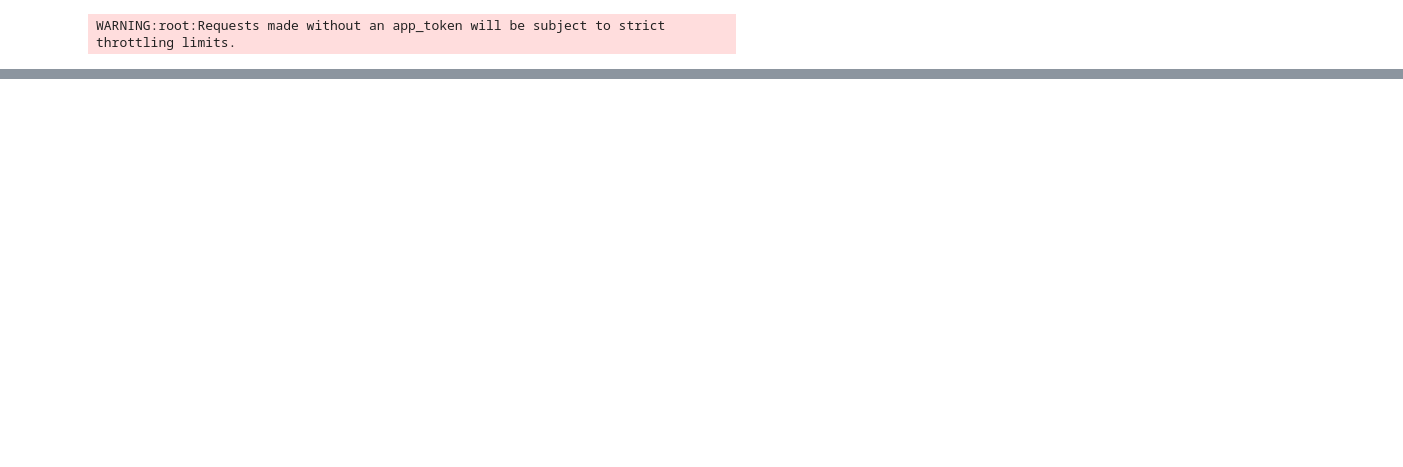
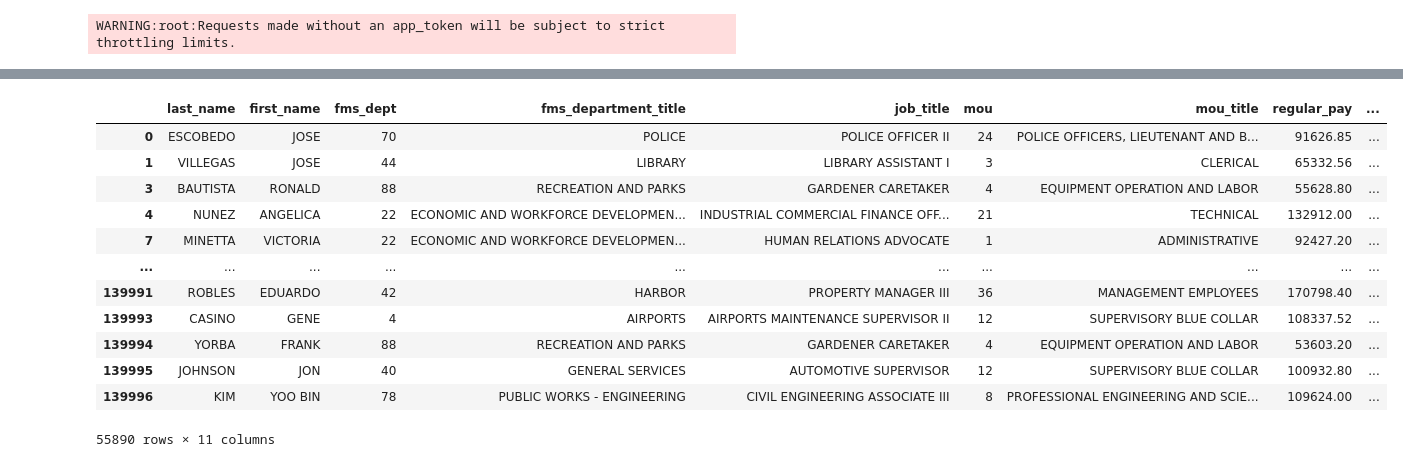
Before and after one commit to nandsra21/ECON481FinalProject, a Jupyter notebook: FinalProjectProp.ipynb, the cells around one changed output, grey strips where cells are left out. Saved outputs shown, nothing was run; the diff lists cells and outputs as text; code cells hidden in the pictures; blank space fills up the shorter version.

```diff
--- a/FinalProjectProp.ipynb
+++ b/FinalProjectProp.ipynb
@@ -98,0 +171,16 @@ results_df[(results_df["employment_type"] != "PART_TIME") & (results_df["job_sta
+# %%
+cleaned_la_df
+# %% [output]
+|  | last_name | first_name | fms_dept | fms_department_title | job_title | mou | mou_title | regular_pay | ... |
+| 0 | ESCOBEDO | JOSE | 70 | POLICE | POLICE OFFICER II | 24 | POLICE OFFICERS, LIEUTENANT AND B... | 91626.85 | ... |
+| 1 | VILLEGAS | JOSE | 44 | LIBRARY | LIBRARY ASSISTANT I | 3 | CLERICAL | 65332.56 | ... |
+| 3 | BAUTISTA | RONALD | 88 | RECREATION AND PARKS | GARDENER CARETAKER | 4 | EQUIPMENT OPERATION AND LABOR | 55628.80 | ... |
+| 4 | NUNEZ | ANGELICA | 22 | ECONOMIC AND WORKFORCE DEVELOPMEN... | INDUSTRIAL COMMERCIAL FINANCE OFF... | 21 | TECHNICAL | 132912.00 | ... |
+| 7 | MINETTA | VICTORIA | 22 | ECONOMIC AND WORKFORCE DEVELOPMEN... | HUMAN RELATIONS ADVOCATE | 1 | ADMINISTRATIVE | 92427.20 | ... |
+| ... | ... | ... | ... | ... | ... | ... | ... | ... | ... |
+| 139991 | ROBLES | EDUARDO | 42 | HARBOR | PROPERTY MANAGER III | 36 | MANAGEMENT EMPLOYEES | 170798.40 | ... |
+| 139993 | CASINO | GENE | 4 | AIRPORTS | AIRPORTS MAINTENANCE SUPERVISOR II | 12 | SUPERVISORY BLUE COLLAR | 108337.52 | ... |
+| 139994 | YORBA | FRANK | 88 | RECREATION AND PARKS | GARDENER CARETAKER | 4 | EQUIPMENT OPERATION AND LABOR | 53603.20 | ... |
+| 139995 | JOHNSON | JON | 40 | GENERAL SERVICES | AUTOMOTIVE SUPERVISOR | 12 | SUPERVISORY BLUE COLLAR | 100932.80 | ... |
+| 139996 | KIM | YOO BIN | 78 | PUBLIC WORKS - ENGINEERING | CIVIL ENGINEERING ASSOCIATE III | 8 | PROFESSIONAL ENGINEERING AND SCIE... | 109624.00 | ... |
+55890 rows × 11 columns
```
Also changed, not shown: parts of 30 cells of this notebook.
